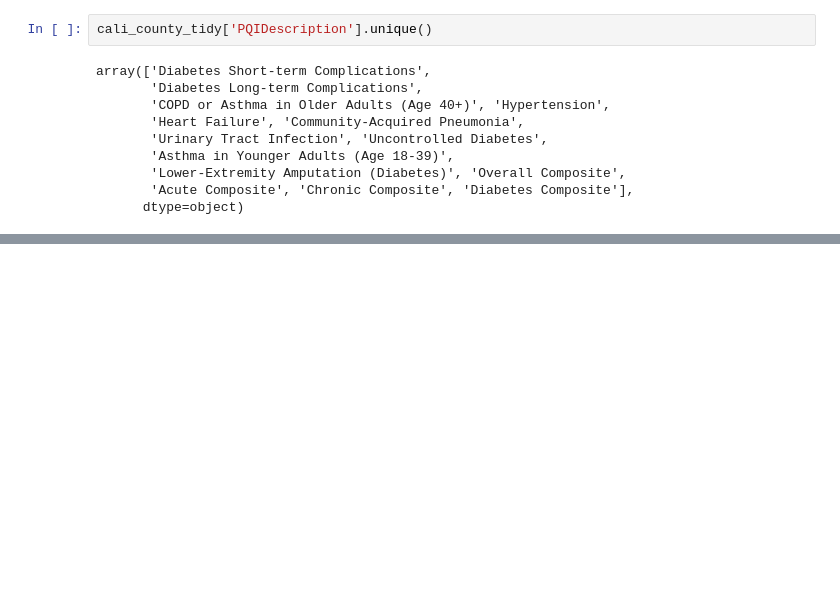
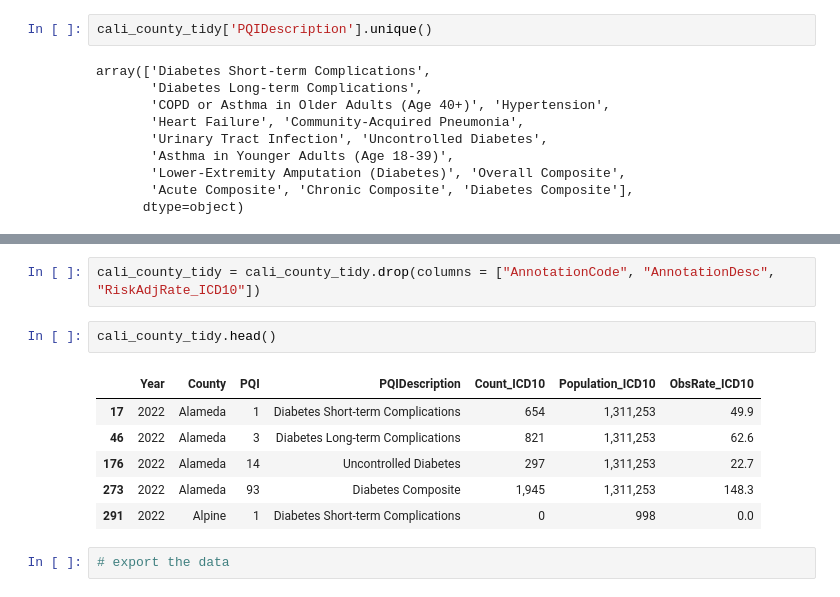
Before and after one commit to Jitao-Z/DB-Research-Project, a Jupyter notebook: cleaning/clean.ipynb, the cells around one changed output, grey strips where cells are left out. Drawn from its saved outputs; the diff is of its cells as text; blank space fills up the shorter version.

Commit message:
cleaning mostly done
need to do final check with teammates before exporting them as new cleaned dataset

```diff
--- a/cleaning/clean.ipynb
+++ b/cleaning/clean.ipynb
@@ -163,0 +205,13 @@ array(['Diabetes Short-term Complications',
+# %%
+cali_county_tidy = cali_county_tidy.drop(columns = ["AnnotationCode", "AnnotationDesc", "RiskAdjRate_ICD10"])
+# %%
+cali_county_tidy.head()
+# %% [output]
+|  | Year | County | PQI | PQIDescription | Count_ICD10 | Population_ICD10 | ObsRate_ICD10 |
+| 17 | 2022 | Alameda | 1 | Diabetes Short-term Complications | 654 | 1,311,253 | 49.9 |
+| 46 | 2022 | Alameda | 3 | Diabetes Long-term Complications | 821 | 1,311,253 | 62.6 |
+| 176 | 2022 | Alameda | 14 | Uncontrolled Diabetes | 297 | 1,311,253 | 22.7 |
+| 273 | 2022 | Alameda | 93 | Diabetes Composite | 1,945 | 1,311,253 | 148.3 |
+| 291 | 2022 | Alpine | 1 | Diabetes Short-term Complications | 0 | 998 | 0.0 |
+# %%
+# export the data
```
Also changed, not shown: parts of 4 cells of this notebook.
